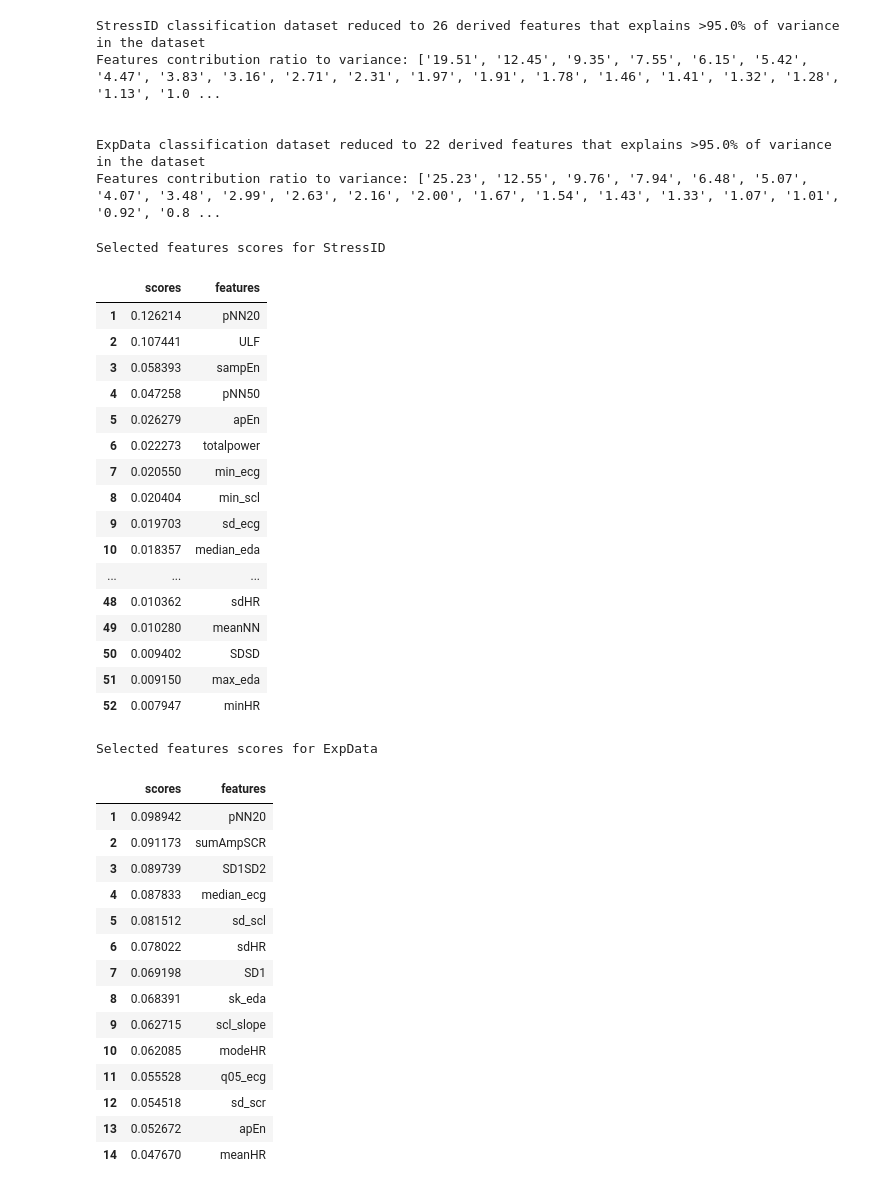
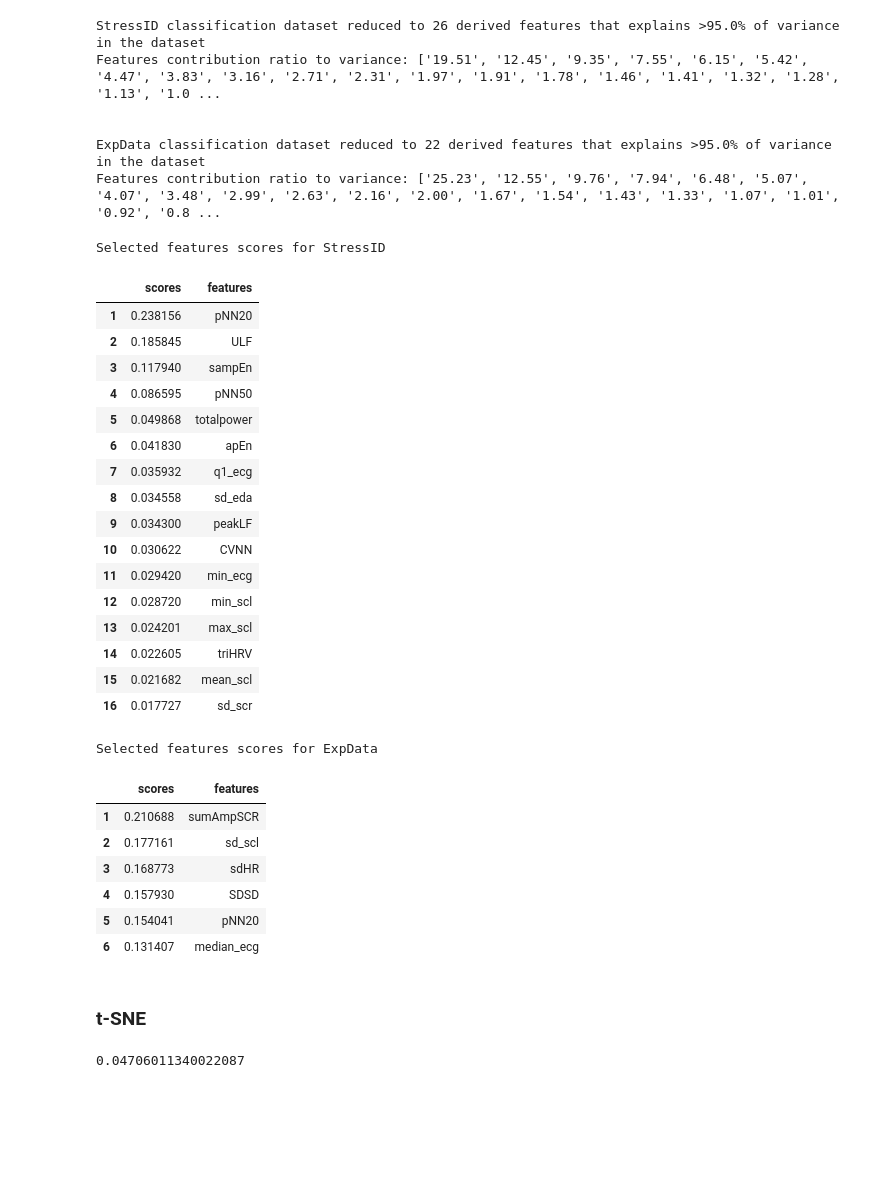
Before and after one commit to sergiodl-ubi/stressID, a Jupyter notebook: Feature Extraction/physiological/tsne_analysis.ipynb, the cells around one changed output. Saved outputs shown, nothing was run; the diff lists cells and outputs as text; code cells hidden in the pictures; blank space fills up the shorter version.

Commit message:
TSNE analysis finished. Trying to create new feats by tsfresh library

```diff
--- a/Feature Extraction/physiological/tsne_analysis.ipynb
+++ b/Feature Extraction/physiological/tsne_analysis.ipynb
@@ -127,7 +130,7 @@ SPLITS = 10
 RAN_STATE = 21
 # %%
 # RFECV for StressID
-estimator = RandomForestClassifier(max_depth=5, random_state=RAN_STATE)
+estimator = RandomForestClassifier(max_depth=3, random_state=RAN_STATE)
 cv = StratifiedKFold(n_splits=SPLITS, shuffle=True, random_state=RAN_STATE)
 selector = RFECV(estimator=estimator, step=2, cv=cv, scoring="balanced_accuracy")
 selector.fit(si_X, si_bclass_labels)
@@ -146,54 +149,48 @@ display(features_scores_df)
 # %% [output]
 Selected features scores for StressID
 |  | scores | features |
-| 1 | 0.126214 | pNN20 |
-| 2 | 0.107441 | ULF |
-| 3 | 0.058393 | sampEn |
-| 4 | 0.047258 | pNN50 |
-| 5 | 0.026279 | apEn |
-| 6 | 0.022273 | totalpower |
-| 7 | 0.020550 | min_ecg |
-| 8 | 0.020404 | min_scl |
-| 9 | 0.019703 | sd_ecg |
-| 10 | 0.018357 | median_eda |
-| ... | ... | ... |
-| 48 | 0.010362 | sdHR |
-| 49 | 0.010280 | meanNN |
-| 50 | 0.009402 | SDSD |
-| 51 | 0.009150 | max_eda |
-| 52 | 0.007947 | minHR |
+| 1 | 0.238156 | pNN20 |
+| 2 | 0.185845 | ULF |
+| 3 | 0.117940 | sampEn |
+| 4 | 0.086595 | pNN50 |
+| 5 | 0.049868 | totalpower |
+| 6 | 0.041830 | apEn |
+| 7 | 0.035932 | q1_ecg |
+| 8 | 0.034558 | sd_eda |
+| 9 | 0.034300 | peakLF |
+| 10 | 0.030622 | CVNN |
+| 11 | 0.029420 | min_ecg |
+| 12 | 0.028720 | min_scl |
+| 13 | 0.024201 | max_scl |
+| 14 | 0.022605 | triHRV |
+| 15 | 0.021682 | mean_scl |
+| 16 | 0.017727 | sd_scr |
 # %%
 # RFECV for ExpData
-estimator = RandomForestClassifier(max_depth=5, random_state=RAN_STATE)
+estimator = RandomForestClassifier(max_depth=3, random_state=RAN_STATE)
 cv = StratifiedKFold(n_splits=SPLITS, shuffle=True, random_state=RAN_STATE)
 selector = RFECV(estimator=estimator, step=2, cv=cv, scoring="balanced_accuracy")
 selector.fit(ed_X, ed_bclass_labels)
 features_mask = selector.support_
 ed_X_rfe = ed_X.loc[:, features_mask]
 
 features_scores = {"scores": [], "features": []}
 for score, feat in zip(selector.estimator_.feature_importances_, ed_X_rfe.columns):
     features_scores["scores"].append(score)
     features_scores["features"].append(feat)
 features_scores_df = pd.DataFrame(features_scores).sort_values(by="scores", ascending=False)
 features_scores_df = features_scores_df.reset_index(drop=True)
 features_scores_df.index = features_scores_df.index + 1
 print("Selected features scores for ExpData")
 display(features_scores_df)
 # %% [output]
 Selected features scores for ExpData
 |  | scores | features |
-| 1 | 0.098942 | pNN20 |
-| 2 | 0.091173 | sumAmpSCR |
-| 3 | 0.089739 | SD1SD2 |
-| 4 | 0.087833 | median_ecg |
-| 5 | 0.081512 | sd_scl |
-| 6 | 0.078022 | sdHR |
-| 7 | 0.069198 | SD1 |
-| 8 | 0.068391 | sk_eda |
-| 9 | 0.062715 | scl_slope |
-| 10 | 0.062085 | modeHR |
-| 11 | 0.055528 | q05_ecg |
-| 12 | 0.054518 | sd_scr |
-| 13 | 0.052672 | apEn |
-| 14 | 0.047670 | meanHR |
+| 1 | 0.210688 | sumAmpSCR |
+| 2 | 0.177161 | sd_scl |
+| 3 | 0.168773 | sdHR |
+| 4 | 0.157930 | SDSD |
+| 5 | 0.154041 | pNN20 |
+| 6 | 0.131407 | median_ecg |
+# %% [markdown]
+### t-SNE
@@ -199,0 +212,19 @@ Selected features scores for ExpData
+# %%
+# t-SNE in StressID
+# Best N-comp=2, Perp=300 np.arange(15, 330, 15)
+si_Ncomp = 2
+si_Perp = 300
+
+si_tsne = TSNE(n_components=si_Ncomp, perplexity=si_Perp, random_state=RAN_STATE)
+si_X_tsne = si_tsne.fit_transform(si_X)
+display(si_tsne.kl_divergence_)
+
+fig = px.scatter(x=si_X_tsne[:,0], y=si_X_tsne[:,1], color=si_bclass_labels, width=800, height=600)
+fig.update_layout(
+    title="t-SNE visualization of StressID dataset",
+    xaxis_title="1st t-SNE",
+    yaxis_title="2nd t-SNE",
+)
+fig.show()
+# %% [output]
+0.04706011340022087
```
Also changed, not shown: parts of 9 cells of this notebook, 3 other files.
